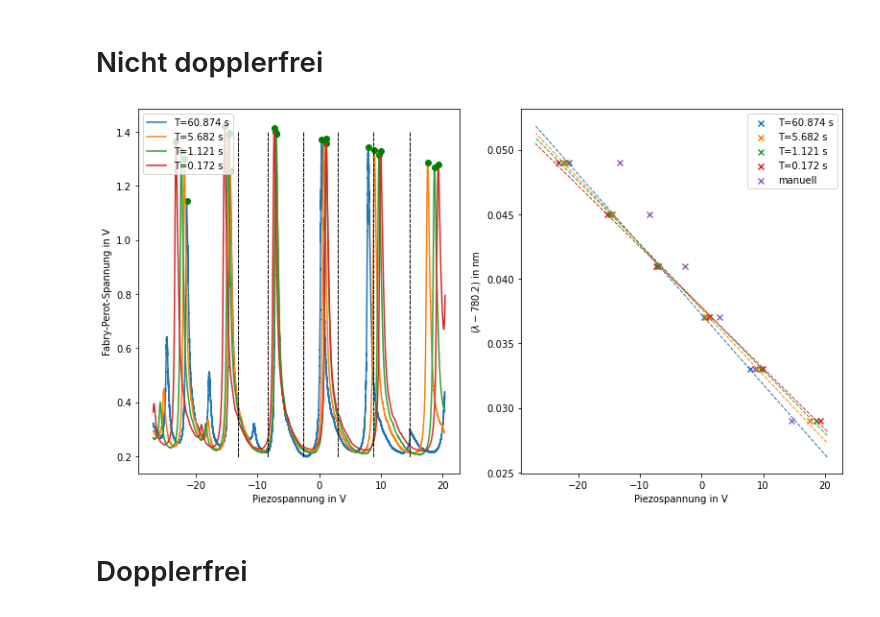
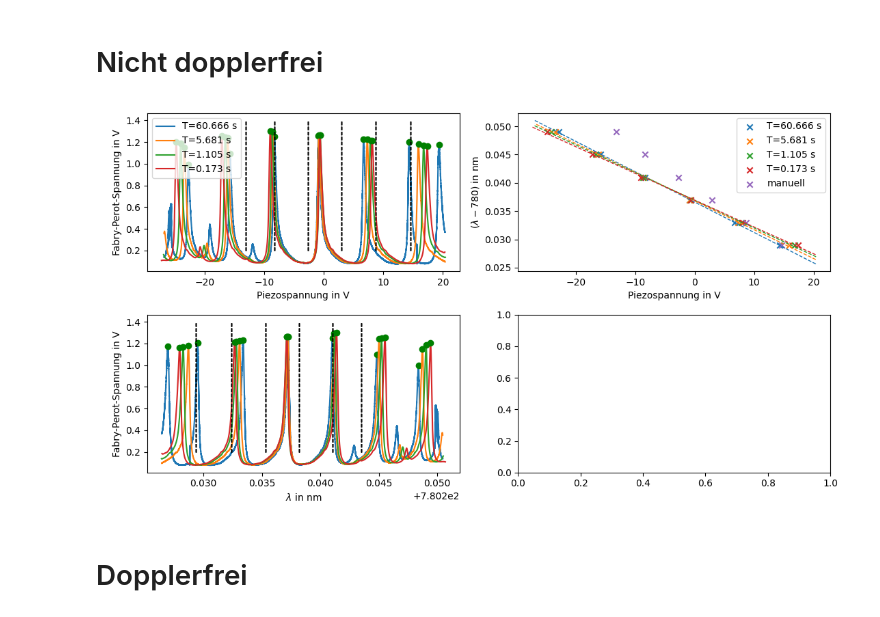
Before and after one commit to cedrickrm/F-Prak, a Jupyter notebook: Laserspektroskopie/laser.ipynb, the cells around one changed output. Saved outputs shown, nothing was run; the diff lists cells and outputs as text; code cells hidden in the pictures.

```diff
--- a/Laserspektroskopie/laser.ipynb
+++ b/Laserspektroskopie/laser.ipynb
@@ -70,7 +83,7 @@ def piezo2wavelength(voltage, freq=3):
     #korrespondierende Wellenlängen
     wavelengths_nm = np.array([229, 233, 237, 241, 245, 249]) * 10**(-3) + 780
 
-    laser = LaserData(f'Data/spektrum_nicht_dopplerfrei_freq{freq}.dat')
+    laser = LaserData(f'Data/spektrum_dopplerfrei_ohne_pump_freq{freq}.dat')
     #starting time
     idx_start = np.argmax(laser.piezo_voltage)
     idx_stop  = np.argmin(laser.piezo_voltage)
@@ -78,25 +91,27 @@ def piezo2wavelength(voltage, freq=3):
     laser.slice_data(idx_start, idx_stop)
 
     #filter data
-    laser.piezo_voltage = savgol_filter(laser.piezo_voltage, 1001, 1)
-    laser.fabry_perot = savgol_filter(laser.fabry_perot, 51, 6)
+    laser.piezo_voltage = savgol_filter(laser.piezo_voltage, 1000, 1)
+    laser.fabry_perot = savgol_filter(laser.fabry_perot, 50, 6)
 
     peaks, _ = find_peaks(laser.fabry_perot,prominence=0.05,height=0.8)
 
     if freq==1:
-        x, y = 5 * laser.piezo_voltage[peaks], wavelengths_nm[1:6]
+        x, y = 5 * laser.piezo_voltage[peaks[1:7]], wavelengths_nm
     else:
-        x, y = 5 * laser.piezo_voltage[peaks], wavelengths_nm[0:6]
+        x, y = 5 * laser.piezo_voltage[peaks], wavelengths_nm
 
     reg = sp.stats.linregress(x, y)
 
     return reg.slope * voltage + reg.intercept
 # %%
 #relevante files einlesen
-filenames = sorted([file for file in os.listdir('Data/') if file.__contains__('nicht_dopplerfrei_freq')])
+filenames = sorted([file for file in os.listdir('Data/') if file.__contains__('dopplerfrei_ohne_pump_freq')])
 
+#new figure
+%matplotlib widget
 #plt.clf()
-fig, axes = plt.subplots(1, 2, figsize=(11,6))
+fig, axes = plt.subplots(2, 2, figsize=(11,6))
 
 #Piezo-Spannungen für die händisch gemessenen Peaks (für absteigende Spannung)
 peaks_manuell_V = np.array([-13.2, -8.36, -2.67, 2.96, 8.70, 14.6])[::-1]
@@ -116,46 +131,65 @@ for k, file in enumerate(filenames):
 
     period = 2 * (t_stop - t_start)
 
 
     laser.slice_data(idx_start, idx_stop)
     #plt.plot(laser.piezo_voltage)
-    laser.piezo_voltage = savgol_filter(laser.piezo_voltage, 1001, 1)
-    laser.fabry_perot = savgol_filter(laser.fabry_perot, 51, 6)
+    laser.piezo_voltage = savgol_filter(laser.piezo_voltage, 1000, 1)
+    laser.fabry_perot = savgol_filter(laser.fabry_perot, 50, 6)
 
     peaks,_ = find_peaks(laser.fabry_perot,prominence=0.05,height=0.8)
 
-
-    ax = axes[0]
+    ###################################plot (0, 0)#############################################
+    ax = axes[0, 0]
     ax.plot(5 * laser.piezo_voltage, laser.fabry_perot, label=f'T={period:.3f} s')
     for peak in peaks:
         ax.plot(5 * laser.piezo_voltage[peak], laser.fabry_perot[peak],'go')
 
     for i, peak in enumerate(peaks_manuell_V):
         ax.plot(np.array([peak, peak]), [0.2, 1.4],'--', color='black', linewidth=1)
 
-    ax = axes[1]
+    ###################################plot (0, 1)#############################################
+    ax = axes[0, 1]
     if k==0:
-        ax.scatter(5 * laser.piezo_voltage[peaks], wavelengths_nm[1:6]-780.2, marker='x', label=f'T={period:.3f} s')
+        ax.scatter(5 * laser.piezo_voltage[peaks[1:7]], wavelengths_nm-780.2, marker='x', label=f'T={period:.3f} s')
     else:
-        ax.scatter(5 * laser.piezo_voltage[peaks], wavelengths_nm[0:6]-780.2, marker='x', label=f'T={period:.3f} s')
-    ax.plot(5 * laser.piezo_voltage, piezo2wavelength(5 * laser.piezo_voltage, int(file[-5]))-780.2, '--', linewidth=1)
+        ax.scatter(5 * laser.piezo_voltage[peaks], wavelengths_nm-780.2, marker='x', label=f'T={period:.3f} s')
+    ax.plot(5 * laser.piezo_voltage, piezo2wavelength(5 * laser.piezo_voltage, freq=int(file[-5]))-780.2, '--', linewidth=1)
 
 
-ax = axes[1]
+    ###################################plot (1, 0)#############################################
+    ax = axes[1, 0]
+
+    ax.plot(piezo2wavelength(5 * laser.piezo_voltage), laser.fabry_perot, label=f'T={period:.3f} s')
+    for peak in peaks:
+        ax.plot(piezo2wavelength(5 * laser.piezo_voltage[peak]), laser.fabry_perot[peak],'go')
+
+    for i, peak in enumerate(peaks_manuell_V):
+        ax.plot(piezo2wavelength(np.array([peak, peak])), [0.2, 1.4],'--', color='black', linewidth=1)
+
+
+
+
+
+ax = axes[0, 1]
 ax.scatter(peaks_manuell_V, wavelengths_nm-780.2, marker='x', label='manuell')
 
-ax = axes[0]
+ax = axes[0, 0]
 ax.legend()
 ax.set_xlabel('Piezospannung in V')
 ax.set_ylabel('Fabry-Perot-Spannung in V')
 
-ax = axes[1]
+ax = axes[0, 1]
 ax.legend()
 ax.set_xlabel('Piezospannung in V')
-ax.set_ylabel(r'$(\lambda-780.2)$ in nm')
-#laser.plot(with_peaks=True)
+ax.set_ylabel(r'$(\lambda-780)$ in nm')
+
+ax = axes[1, 0]
+ax.set_xlabel(r'$\lambda$ in nm')
+ax.set_ylabel('Fabry-Perot-Spannung in V')
+
 plt.tight_layout()
 # %% [output]
-[figure, old version]
+[figure, new version]
 # %% [markdown]
 # Dopplerfrei
```
Also changed, not shown: parts of 3 cells of this notebook.
